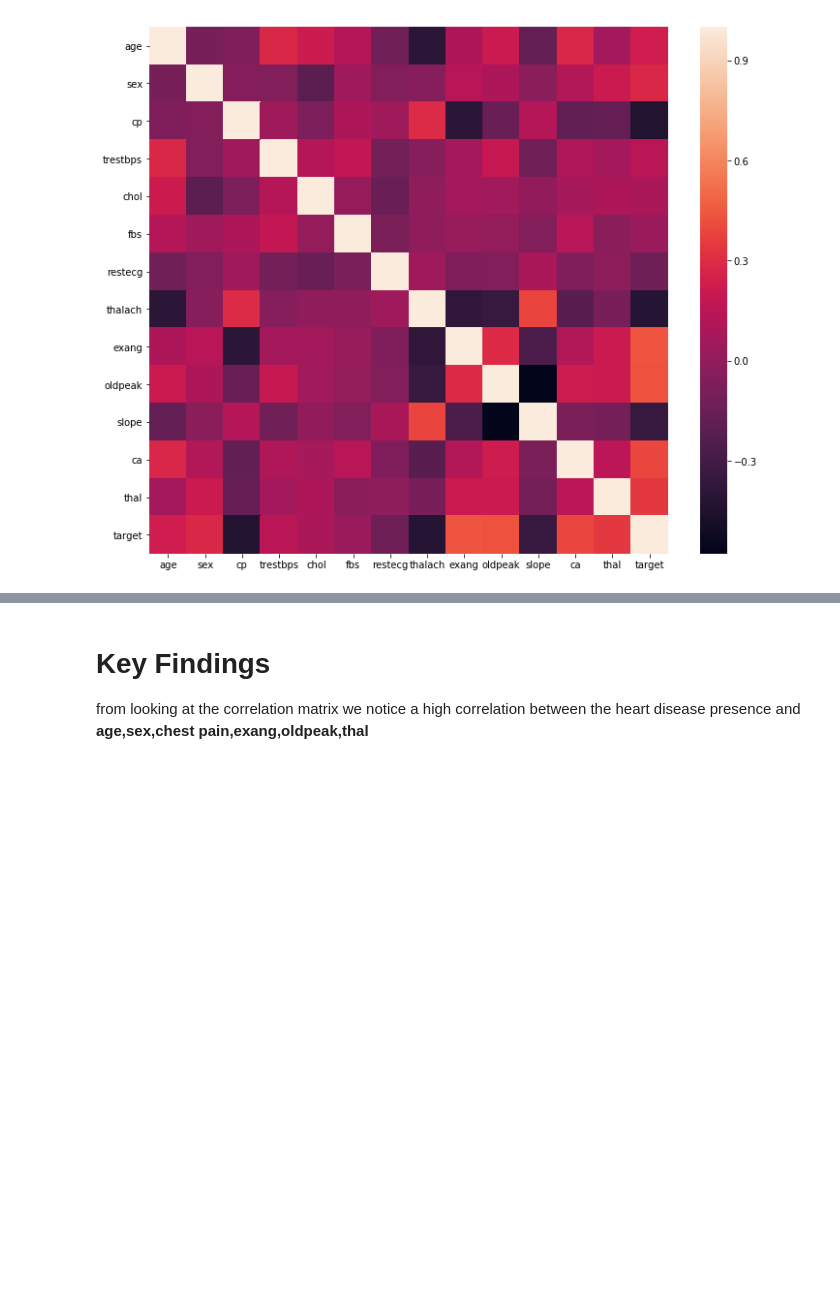
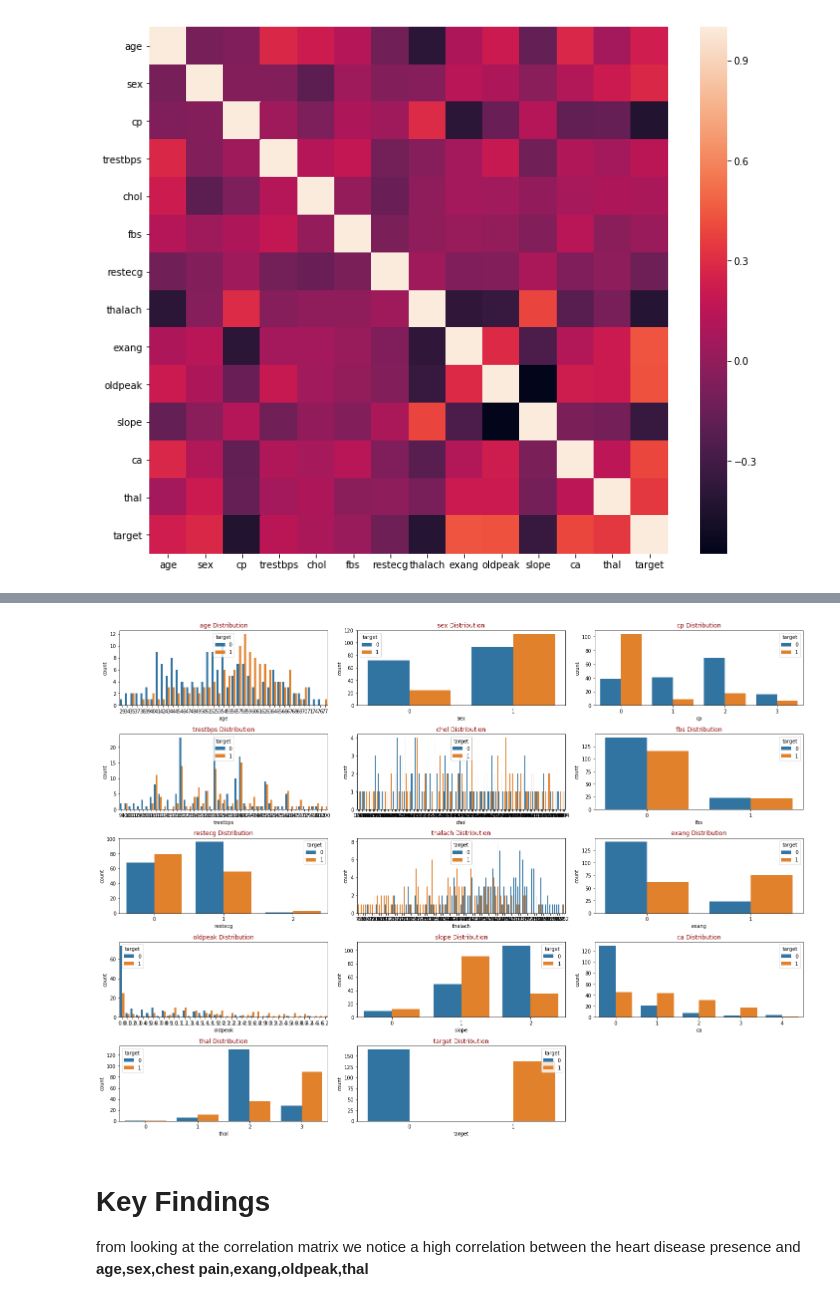
Before and after one commit to kaizendae/Heart-Disease-Project, a Jupyter notebook: Heart_disease_final_project.ipynb, the cells around one changed output, grey strips where cells are left out. Cells and saved outputs as stored; diff of their text form; code cells hidden in the pictures; blank space fills up the shorter version.

Commit message:
old peak plot !

```diff
--- a/Heart_disease_final_project.ipynb
+++ b/Heart_disease_final_project.ipynb
@@ -195,11 +197,3 @@ sns.heatmap(corr, xticklabels = corr.columns, yticklabels = corr.columns)
 # %% [output]
 <matplotlib.axes._subplots.AxesSubplot at 0x...>
 [figure]
-# %%
-for i,indvar in enumerate(heart_data.columns.values):
-    if indvar == 'target':
-        continue
-    g = sns.FacetGrid(heart_data, hue="target", height =5) \
-       .map(sns.distplot, indvar) \
-       .add_legend();
-    plt.show();
@@ -220,3 +200,20 @@ for i,indvar in enumerate(heart_data.columns.values):
+# %%
+def visualise(dataframe):
+    features = dataframe.columns.tolist()
+    cols = 3
+    rows = (len(features))/2
+    fig = plt.figure(figsize=(20,20))
+    for i, feature in enumerate(features):
+        ax=fig.add_subplot(rows,cols,i+1)
+        sns.countplot(x=feature, hue="target", data=heart_data)
+        ax.set_title(feature+" Distribution",color='DarkRed')
+
+    fig.tight_layout()
+    plt.show()
+# %%
+visualise(heart_data)
+# %% [output]
+[figure, added]
 # %% [markdown]
 # Key Findings
 
```
Also changed, not shown: parts of 12 cells of this notebook, 1 other file.
